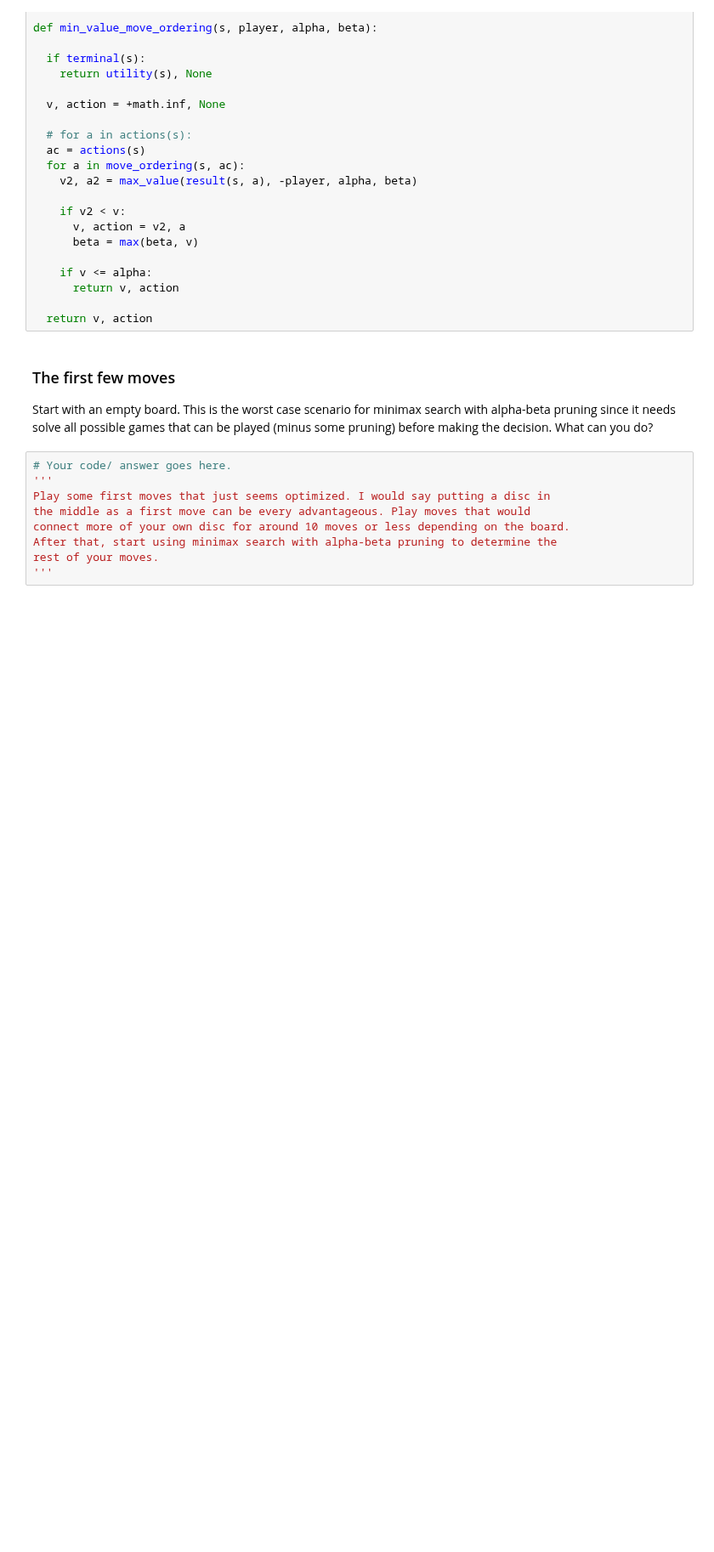
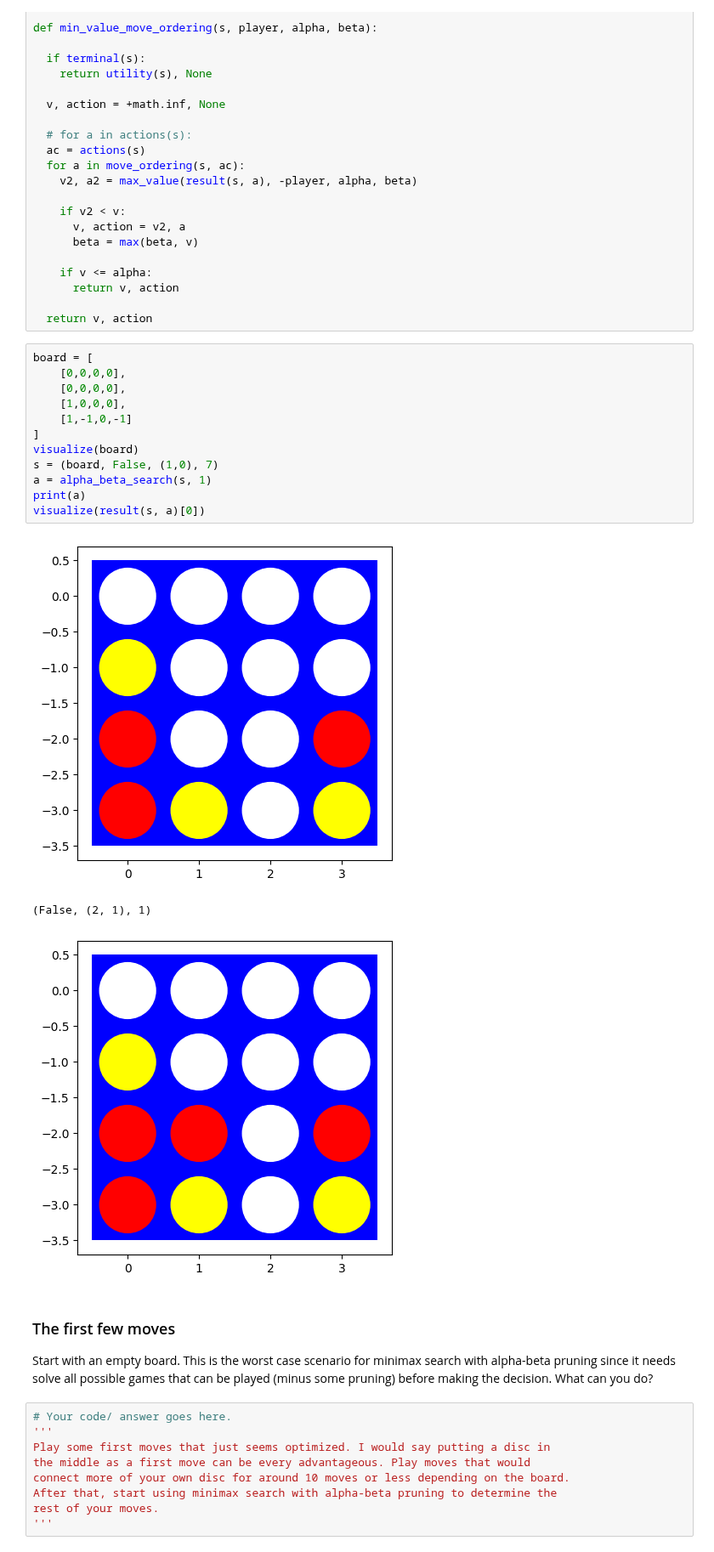
Before and after one commit to Shawn1303/Artificial-Intelligence, a Jupyter notebook: Hw2/assignment_mean_connect4.ipynb, the cells around one changed output. Shown at 85% size. Cells and saved outputs as stored; diff of their text form; blank space fills up the shorter version.

```diff
--- a/Hw2/assignment_mean_connect4.ipynb
+++ b/Hw2/assignment_mean_connect4.ipynb
@@ -792,6 +777,22 @@ def min_value_move_ordering(s, player, alpha, beta):
       return v, action
 
   return v, action
+# %%
+board = [
+    [0,0,0,0],
+    [0,0,0,0],
+    [1,0,0,0],
+    [1,-1,0,-1]
+]
+visualize(board)
+s = (board, False, (1,0), 7)
+a = alpha_beta_search(s, 1)
+print(a)
+visualize(result(s, a)[0])
+# %% [output]
+[figure, added]
+(False, (2, 1), 1)
+[figure, added]
 # %% [markdown]
 ### The first few moves
 
```
Also changed, not shown: parts of 3 cells of this notebook.
